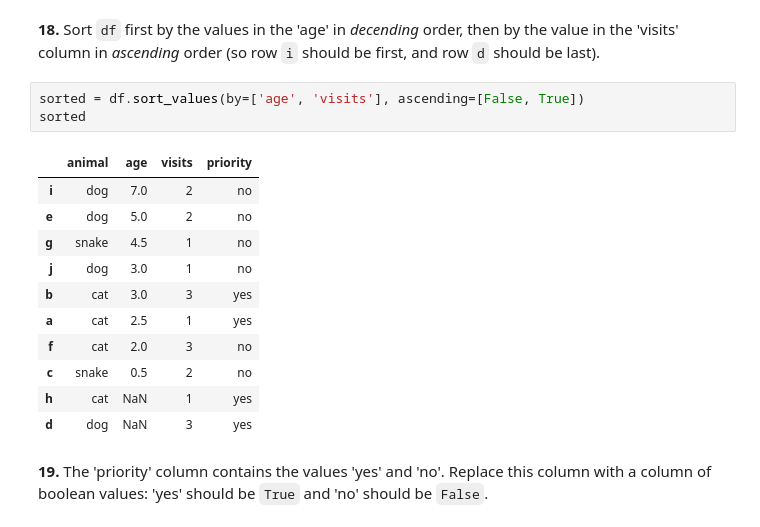
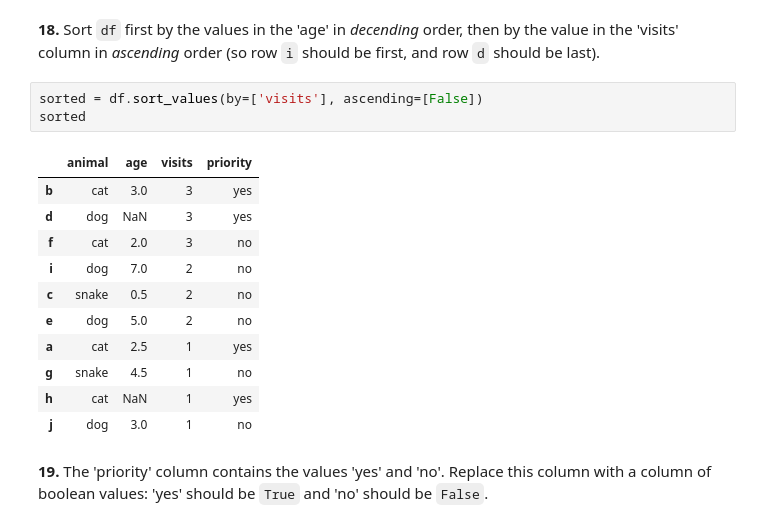
Before and after one commit to H-Nasser/H-Nasser, a Jupyter notebook: 100-pandas-puzzles.ipynb, the cells around one changed output. Drawn from its saved outputs; the diff is of its cells as text.

```diff
--- a/100-pandas-puzzles.ipynb
+++ b/100-pandas-puzzles.ipynb
@@ -133,20 +133,20 @@ df.head()
 # %% [markdown]
 **18.** Sort `df` first by the values in the 'age' in *decending* order, then by the value in the 'visits' column in *ascending* order (so row `i` should be first, and row `d` should be last).
 # %%
-sorted = df.sort_values(by=['age', 'visits'], ascending=[False, True])
+sorted = df.sort_values(by=['visits'], ascending=[False])
 sorted
 # %% [output]
 |  | animal | age | visits | priority |
+| b | cat | 3.0 | 3 | yes |
+| d | dog | NaN | 3 | yes |
+| f | cat | 2.0 | 3 | no |
 | i | dog | 7.0 | 2 | no |
+| c | snake | 0.5 | 2 | no |
 | e | dog | 5.0 | 2 | no |
+| a | cat | 2.5 | 1 | yes |
 | g | snake | 4.5 | 1 | no |
+| h | cat | NaN | 1 | yes |
 | j | dog | 3.0 | 1 | no |
-| b | cat | 3.0 | 3 | yes |
-| a | cat | 2.5 | 1 | yes |
-| f | cat | 2.0 | 3 | no |
-| c | snake | 0.5 | 2 | no |
-| h | cat | NaN | 1 | yes |
-| d | dog | NaN | 3 | yes |
 # %% [markdown]
 **19.** The 'priority' column contains the values 'yes' and 'no'. Replace this column with a column of boolean values: 'yes' should be `True` and 'no' should be `False`.
 # %%
```
Also changed, not shown: parts of 8 cells of this notebook.
